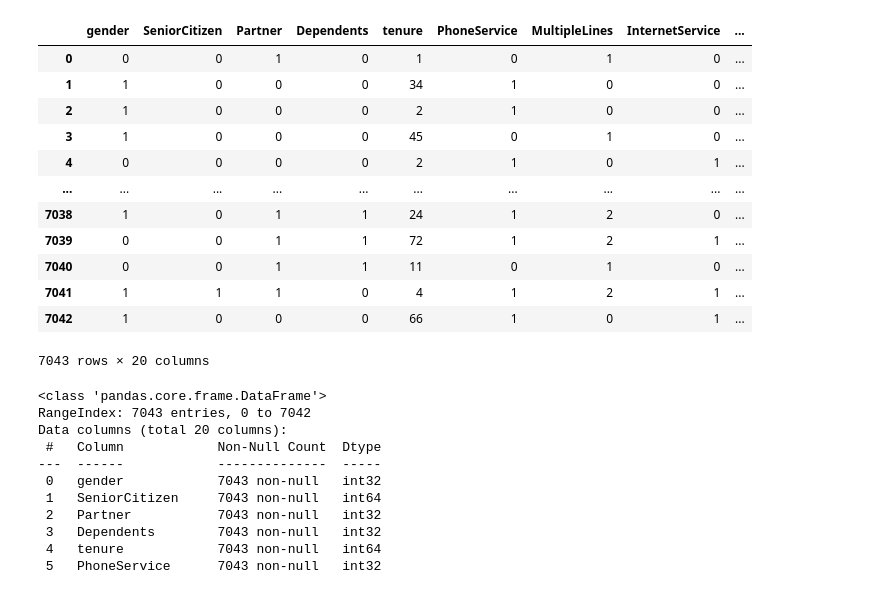
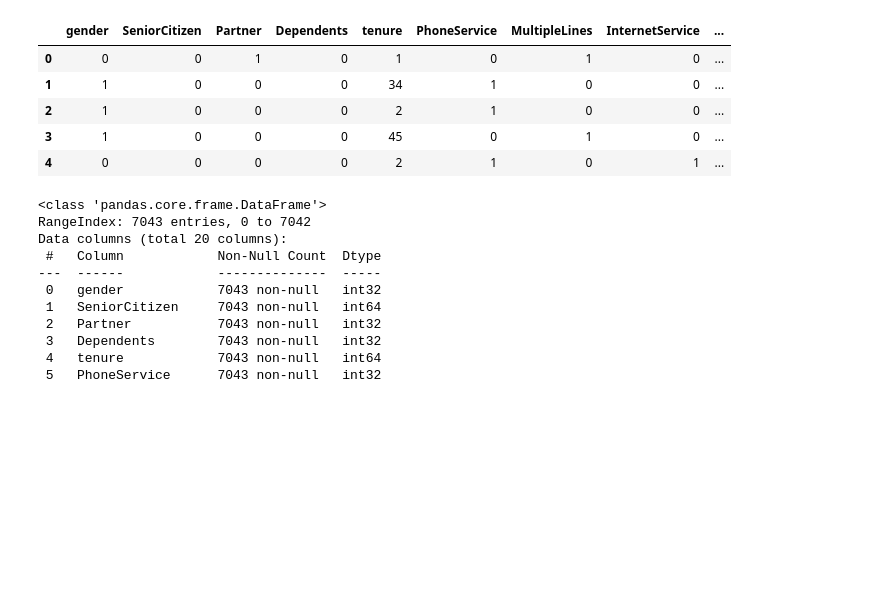
Before and after one commit to grannycola/my_projects, a Jupyter notebook: hw-6/main.ipynb, the cells around one changed output. Saved outputs shown, nothing was run; the diff lists cells and outputs as text; code cells hidden in the pictures; blank space fills up the shorter version.

```diff
--- a/hw-6/main.ipynb
+++ b/hw-6/main.ipynb
@@ -35,23 +28,16 @@ df
 # %%
 le = preprocessing.LabelEncoder()
 
 cols = []
 for col in df.columns:
     if df[col].dtype == 'object':
         cols.append(col)
 df[cols] = df[cols].apply(le.fit_transform)
-df
+df.head()
 # %% [output]
 |  | gender | SeniorCitizen | Partner | Dependents | tenure | PhoneService | MultipleLines | InternetService | ... |
 | 0 | 0 | 0 | 1 | 0 | 1 | 0 | 1 | 0 | ... |
 | 1 | 1 | 0 | 0 | 0 | 34 | 1 | 0 | 0 | ... |
 | 2 | 1 | 0 | 0 | 0 | 2 | 1 | 0 | 0 | ... |
 | 3 | 1 | 0 | 0 | 0 | 45 | 0 | 1 | 0 | ... |
 | 4 | 0 | 0 | 0 | 0 | 2 | 1 | 0 | 1 | ... |
-| ... | ... | ... | ... | ... | ... | ... | ... | ... | ... |
-| 7038 | 1 | 0 | 1 | 1 | 24 | 1 | 2 | 0 | ... |
-| 7039 | 0 | 0 | 1 | 1 | 72 | 1 | 2 | 1 | ... |
-| 7040 | 0 | 0 | 1 | 1 | 11 | 0 | 1 | 0 | ... |
-| 7041 | 1 | 1 | 1 | 0 | 4 | 1 | 2 | 1 | ... |
-| 7042 | 1 | 0 | 0 | 0 | 66 | 1 | 0 | 1 | ... |
-7043 rows × 20 columns
```
Also changed, not shown: parts of 14 cells of this notebook, 1 other file.
